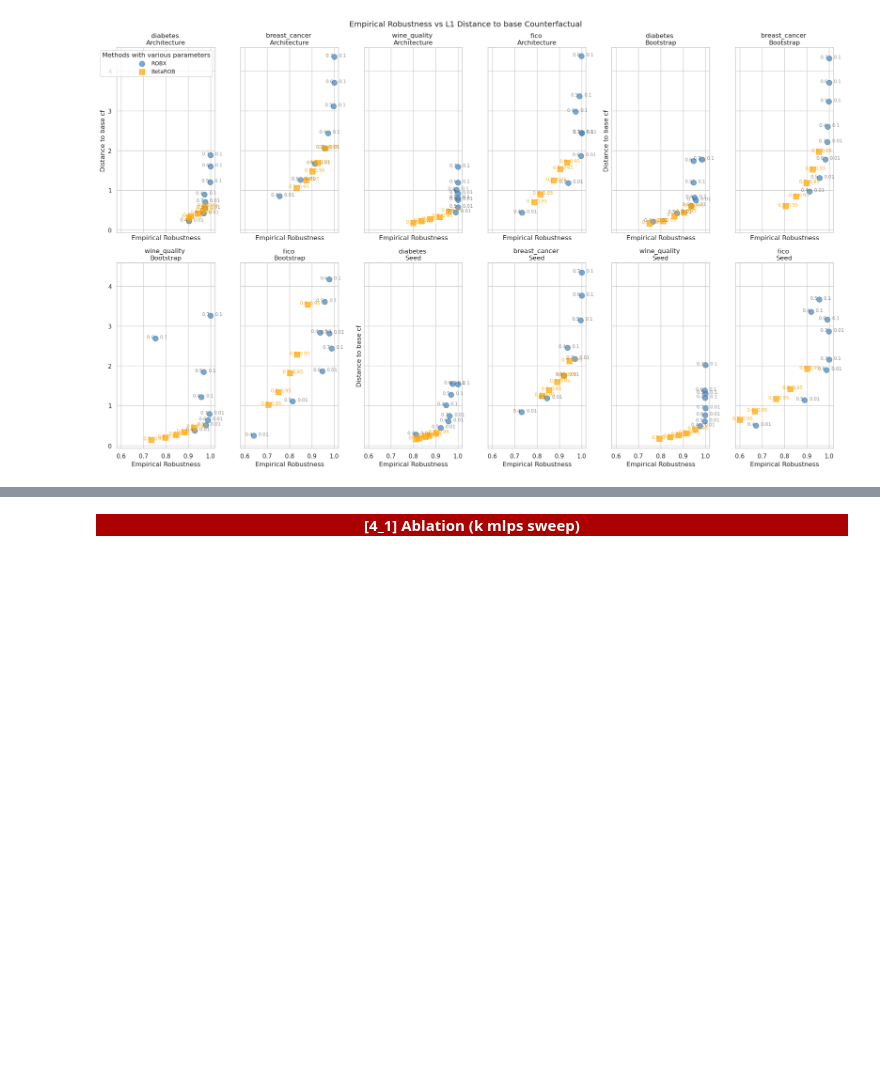
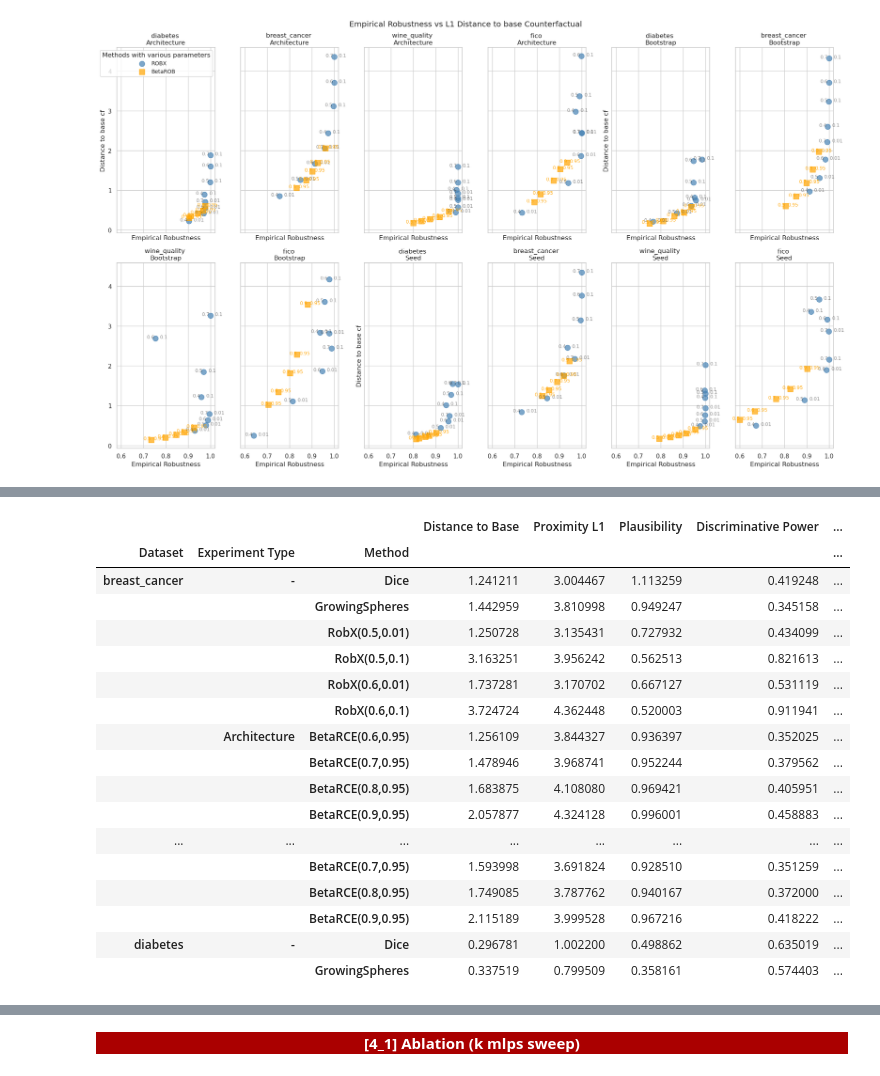
Before and after one commit to istepka/betarce, a Jupyter notebook: exp_vis copy.ipynb, the cells around one changed output, grey strips where cells are left out. Saved outputs shown, nothing was run; the diff lists cells and outputs as text; code cells hidden in the pictures; blank space fills up the shorter version.

```diff
--- a/exp_vis copy.ipynb
+++ b/exp_vis copy.ipynb
@@ -859,7 +631,8 @@ columns_to_keep = [
     'robust_counterfactual_L1_distance_from_base_cf',
     'robust_counterfactual_proximityL1',
     'robust_counterfactual_plausibility',
-    'robust_counterfactual_discriminative_power'
+    'robust_counterfactual_discriminative_power',
+    'robust_counterfactual_time'
 ]
 
 rename_names = [
@@ -870,16 +643,16 @@ rename_names = [
     'Distance to Base',
     'Proximity L1',
     'Plausibility',
-    'Discriminative Power'
+    'Discriminative Power',
+    'Time (s)'
 
 ]
 
 # Process the dataframes
-
-_robx_df['method_name'] = 'RobX' + '-' + _robx_df['tau'].astype(str) + '-' + _robx_df['variance'].astype(str)
+_robx_df['method_name'] = 'RobX' + '(' + _robx_df['tau'].astype(str) + ',' + _robx_df['variance'].astype(str) + ')'
 _robx_df = _robx_df[columns_to_keep].rename(columns=dict(zip(columns_to_keep, rename_names)))
 
-_betarob_df['method_name'] = '\u0394-RCE' + '-' + _betarob_df['delta_robustness'].astype(str) + '-' + _betarob_df['beta_confidence'].astype(str)
+_betarob_df['method_name'] = 'BetaRCE' + '(' + _betarob_df['delta_robustness'].astype(str) + ',' + _betarob_df['beta_confidence'].astype(str) + ')'
 _betarob_df = _betarob_df[columns_to_keep].rename(columns=dict(zip(columns_to_keep, rename_names)))
 
 _method_df['method_name'] = _method_df['base_cf_method']
@@ -887,15 +660,3 @@ _method_df = _method_df[columns_to_keep].rename(columns=dict(zip(columns_to_keep
 
 datasets = _robx_df['Dataset'].unique()
 experiment_types = _robx_df['Experiment Type'].unique()
-
-robx_grouped = _robx_df.groupby(['Dataset', 'Experiment Type', 'Method'])['Empirical Robustness']
-robx_grouped = robx_grouped.mean(numeric_only=False)
-
-keep_robx = ['RobX-0.5-0.01', 'RobX-0.5-0.1']
-# Move Experiment Type to columns
-robx_grouped = robx_grouped.unstack(level=-2)
-robx_grouped = robx_grouped[robx_grouped.index.get_level_values('Method').isin(keep_robx)]
-
-robx_grouped.to_csv(f'{images_dir}/test_robx_grouped_emp.csv')
-
-robx_grouped
@@ -1031,0 +740,21 @@ final_df
+# %%
+met_emp.head(20)
+# %% [output]
+|  |  |  | Distance to Base | Proximity L1 | Plausibility | Discriminative Power | ... |
+| Dataset | Experiment Type | Method |  |  |  |  | ... |
+| breast_cancer | - | Dice | 1.241211 | 3.004467 | 1.113259 | 0.419248 | ... |
+|  |  | GrowingSpheres | 1.442959 | 3.810998 | 0.949247 | 0.345158 | ... |
+|  |  | RobX(0.5,0.01) | 1.250728 | 3.135431 | 0.727932 | 0.434099 | ... |
+|  |  | RobX(0.5,0.1) | 3.163251 | 3.956242 | 0.562513 | 0.821613 | ... |
+|  |  | RobX(0.6,0.01) | 1.737281 | 3.170702 | 0.667127 | 0.531119 | ... |
+|  |  | RobX(0.6,0.1) | 3.724724 | 4.362448 | 0.520003 | 0.911941 | ... |
+|  | Architecture | BetaRCE(0.6,0.95) | 1.256109 | 3.844327 | 0.936397 | 0.352025 | ... |
+|  |  | BetaRCE(0.7,0.95) | 1.478946 | 3.968741 | 0.952244 | 0.379562 | ... |
+|  |  | BetaRCE(0.8,0.95) | 1.683875 | 4.108080 | 0.969421 | 0.405951 | ... |
+|  |  | BetaRCE(0.9,0.95) | 2.057877 | 4.324128 | 0.996001 | 0.458883 | ... |
+| ... | ... | ... | ... | ... | ... | ... | ... |
+|  |  | BetaRCE(0.7,0.95) | 1.593998 | 3.691824 | 0.928510 | 0.351259 | ... |
+|  |  | BetaRCE(0.8,0.95) | 1.749085 | 3.787762 | 0.940167 | 0.372000 | ... |
+|  |  | BetaRCE(0.9,0.95) | 2.115189 | 3.999528 | 0.967216 | 0.418222 | ... |
+| diabetes | - | Dice | 0.296781 | 1.002200 | 0.498862 | 0.635019 | ... |
+|  |  | GrowingSpheres | 0.337519 | 0.799509 | 0.358161 | 0.574403 | ... |
```
Also changed, not shown: parts of 17 cells of this notebook.
